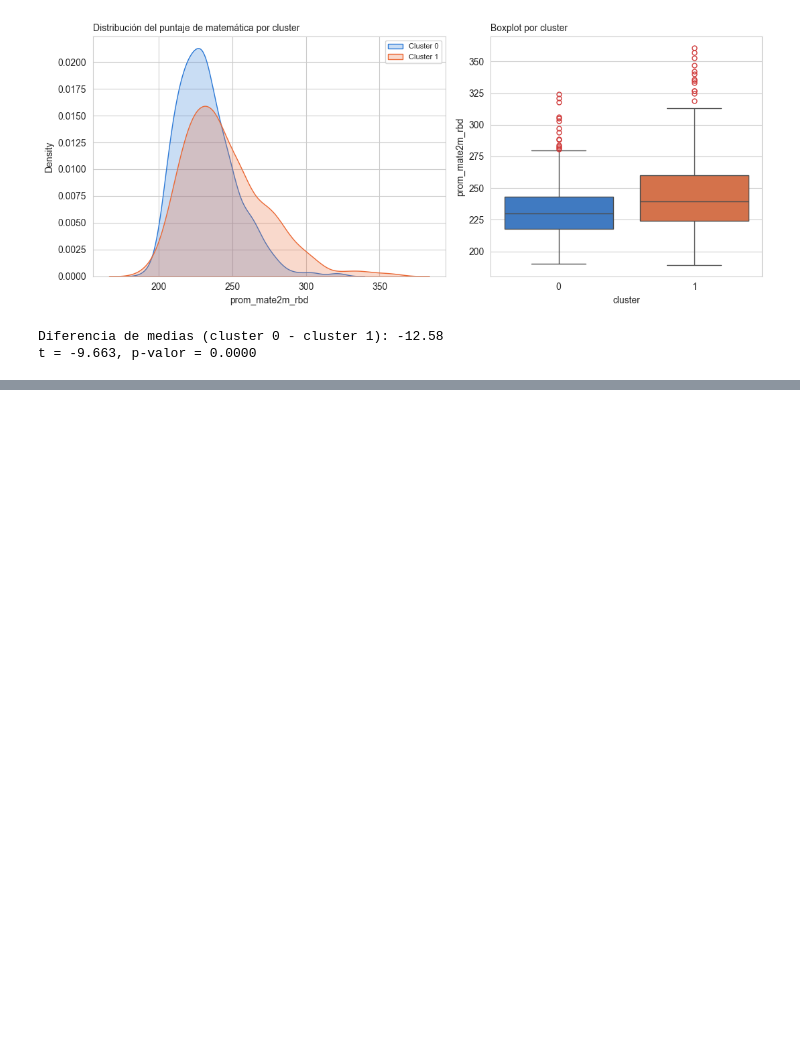
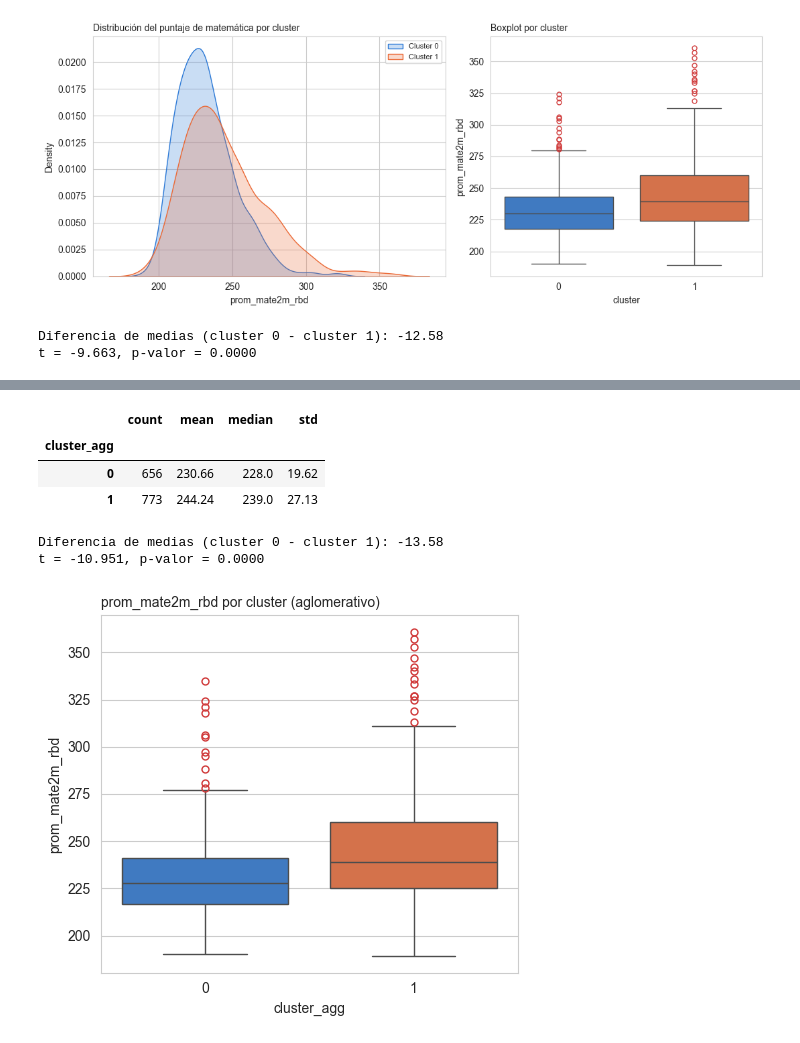
Before and after one commit to vcanalesg/dcc_taller_proyecto_g4, a Jupyter notebook: tarea_clustering.ipynb, the cells around one changed output, grey strips where cells are left out. Drawn from its saved outputs; the diff is of its cells as text; code cells hidden in the pictures; blank space fills up the shorter version.

```diff
--- a/tarea_clustering.ipynb
+++ b/tarea_clustering.ipynb
@@ -358,0 +412,18 @@ t = -9.663, p-valor = 0.0000
+# %%
+from scipy.cluster.hierarchy import fcluster
+from sklearn.metrics import adjusted_rand_score
+
+df_analisis["cluster_agg"] = fcluster(Z, t=2, criterion="maxclust") - 1
+
+print("Tamaños clusters (aglomerativo):")
+print(df_analisis["cluster_agg"].value_counts().sort_index())
+
+sil_agg = silhouette_score(X_scaled, df_analisis["cluster_agg"])
+print(f"\nSilhouette score (aglomerativo, k=2): {sil_agg:.3f}")
+print(f"Silhouette score (k-means, k=2): {sil:.3f}")
+
+ari = adjusted_rand_score(df_analisis["cluster"], df_analisis["cluster_agg"])
+print(f"\nAdjusted Rand Index (k-means vs. aglomerativo): {ari:.3f}")
+
+pd.crosstab(df_analisis["cluster"], df_analisis["cluster_agg"],
+            rownames=["kmeans"], colnames=["aglomerativo"])
@@ -358,0 +489,25 @@ t = -9.663, p-valor = 0.0000
+# %%
+resumen_mate_agg = df_analisis.groupby("cluster_agg")["prom_mate2m_rbd"].agg(["count", "mean", "median", "std"]).round(2)
+display(resumen_mate_agg)
+
+g0a = df_analisis.loc[df_analisis["cluster_agg"] == 0, "prom_mate2m_rbd"]
+g1a = df_analisis.loc[df_analisis["cluster_agg"] == 1, "prom_mate2m_rbd"]
+t_stat_agg, p_val_agg = ttest_ind(g0a, g1a, equal_var=False)
+print(f"Diferencia de medias (cluster 0 - cluster 1): {g0a.mean() - g1a.mean():.2f}")
+print(f"t = {t_stat_agg:.3f}, p-valor = {p_val_agg:.4f}")
+
+fig, ax = plt.subplots(figsize=(5, 4.5))
+sns.boxplot(data=df_analisis, x="cluster_agg", y="prom_mate2m_rbd", hue="cluster_agg", ax=ax,
+            palette=palette_cat[:2], legend=False,
+            flierprops={"markerfacecolor": "none", "markeredgecolor": "#d03b3b", "markersize": 5})
+ax.set_title("prom_mate2m_rbd por cluster (aglomerativo)", fontsize=10, loc="left")
+plt.tight_layout()
+plt.show()
+# %% [output]
+|  | count | mean | median | std |
+| cluster_agg |  |  |  |  |
+| 0 | 656 | 230.66 | 228.0 | 19.62 |
+| 1 | 773 | 244.24 | 239.0 | 27.13 |
+Diferencia de medias (cluster 0 - cluster 1): -13.58
+t = -10.951, p-valor = 0.0000
+[figure, added]
```
Also changed, not shown: parts of 22 cells of this notebook.
